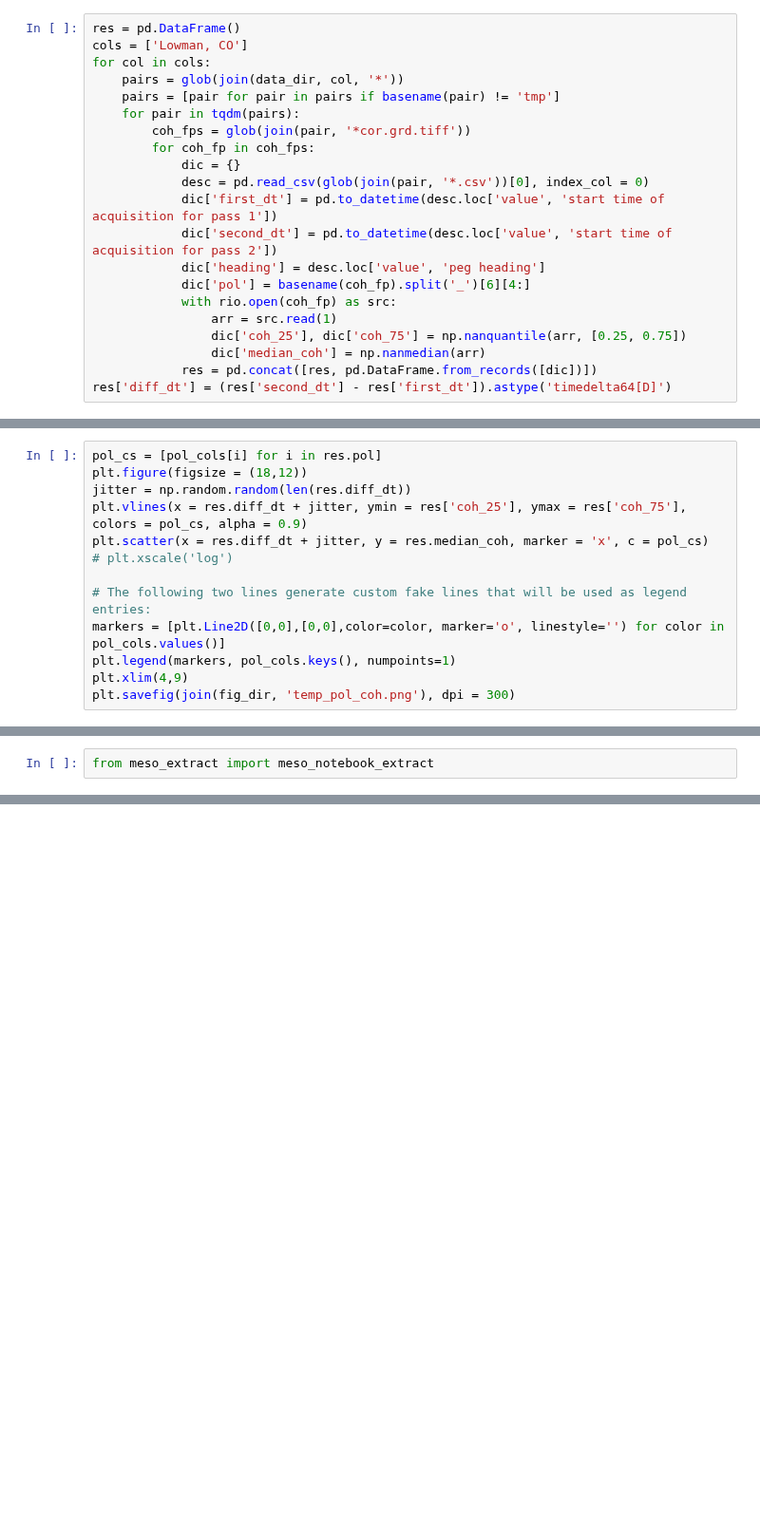
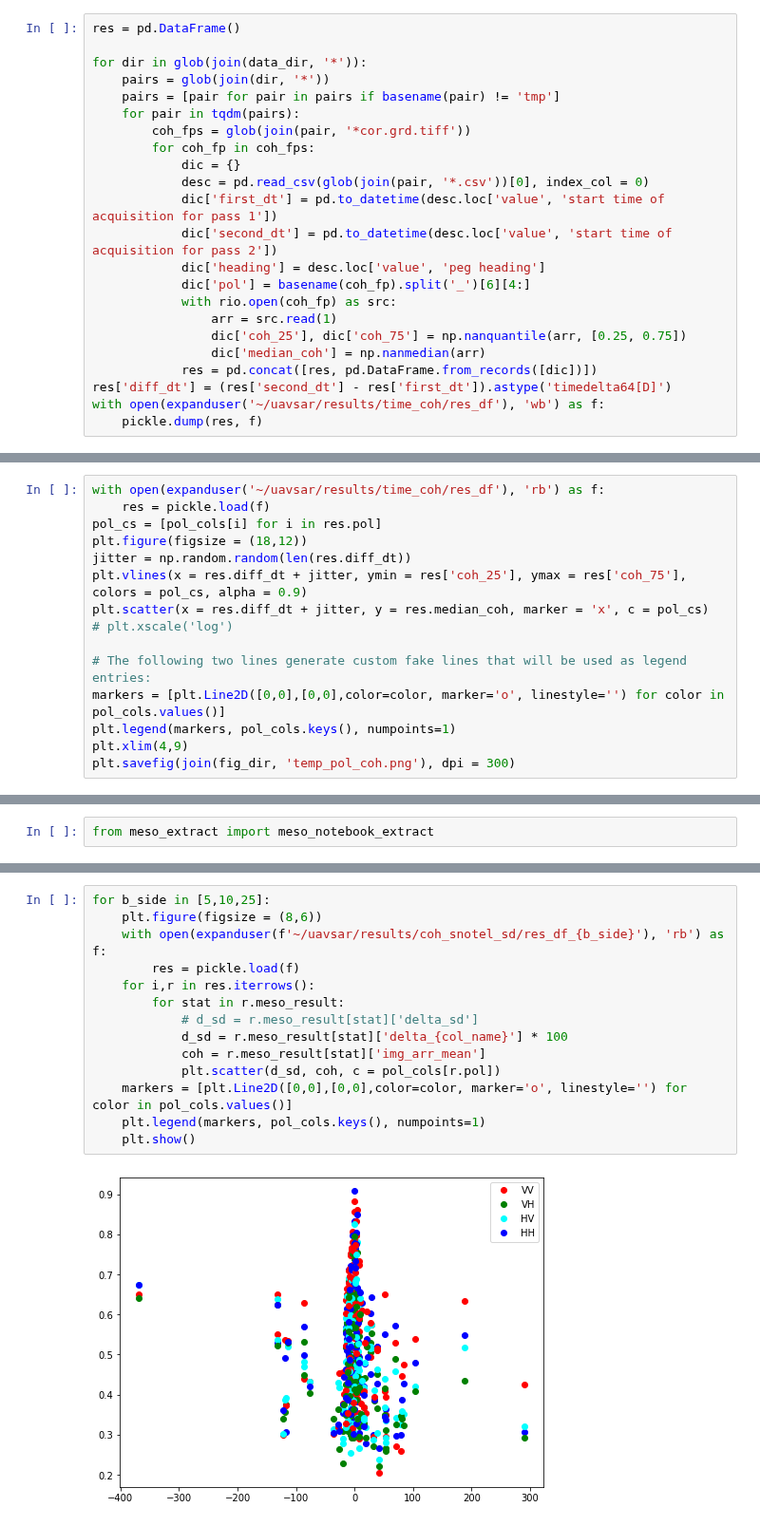
Before and after one commit to ZachHoppinen/uavsar, a Jupyter notebook: src/coherence/lowman_coherence.ipynb, the cells around one changed output, grey strips where cells are left out. Shown at 95% size. Saved outputs shown, nothing was run; the diff lists cells and outputs as text; blank space fills up the shorter version.

```diff
--- a/src/coherence/lowman_coherence.ipynb
+++ b/src/coherence/lowman_coherence.ipynb
@@ -16,9 +17,9 @@ np.random.seed(20220503)
 ## Scene Wide Coherence - First we can investigate scene wide coherence vs temporal baseline with subsets for two different peg headings and polarizations
 # %%
 res = pd.DataFrame()
-cols = ['Lowman, CO']
-for col in cols:
-    pairs = glob(join(data_dir, col, '*'))
+
+for dir in glob(join(data_dir, '*')):
+    pairs = glob(join(dir, '*'))
     pairs = [pair for pair in pairs if basename(pair) != 'tmp']
     for pair in tqdm(pairs):
         coh_fps = glob(join(pair, '*cor.grd.tiff'))
@@ -35,3 +36,5 @@ for col in cols:
                 dic['median_coh'] = np.nanmedian(arr)
             res = pd.concat([res, pd.DataFrame.from_records([dic])])
 res['diff_dt'] = (res['second_dt'] - res['first_dt']).astype('timedelta64[D]')
+with open(expanduser('~/uavsar/results/time_coh/res_df'), 'wb') as f:
+    pickle.dump(res, f)
@@ -38,4 +43,6 @@ res['diff_dt'] = (res['second_dt'] - res['first_dt']).astype('timedelta64[D]')
 # %%
+with open(expanduser('~/uavsar/results/time_coh/res_df'), 'rb') as f:
+    res = pickle.load(f)
 pol_cs = [pol_cols[i] for i in res.pol]
 plt.figure(figsize = (18,12))
 jitter = np.random.random(len(res.diff_dt))
@@ -108,0 +86,16 @@ df.iloc[-1].values[0] - df.iloc[0].values[0]
+# %%
+for b_side in [5,10,25]:
+    plt.figure(figsize = (8,6))
+    with open(expanduser(f'~/uavsar/results/coh_snotel_sd/res_df_{b_side}'), 'rb') as f:
+        res = pickle.load(f)
+    for i,r in res.iterrows():
+        for stat in r.meso_result:
+            # d_sd = r.meso_result[stat]['delta_sd']
+            d_sd = r.meso_result[stat]['delta_{col_name}'] * 100
+            coh = r.meso_result[stat]['img_arr_mean']
+            plt.scatter(d_sd, coh, c = pol_cols[r.pol])
+    markers = [plt.Line2D([0,0],[0,0],color=color, marker='o', linestyle='') for color in pol_cols.values()]
+    plt.legend(markers, pol_cols.keys(), numpoints=1)
+    plt.show()
+# %% [output]
+[figure, added]
```
Also changed, not shown: parts of 8 cells of this notebook, 10 other files.
